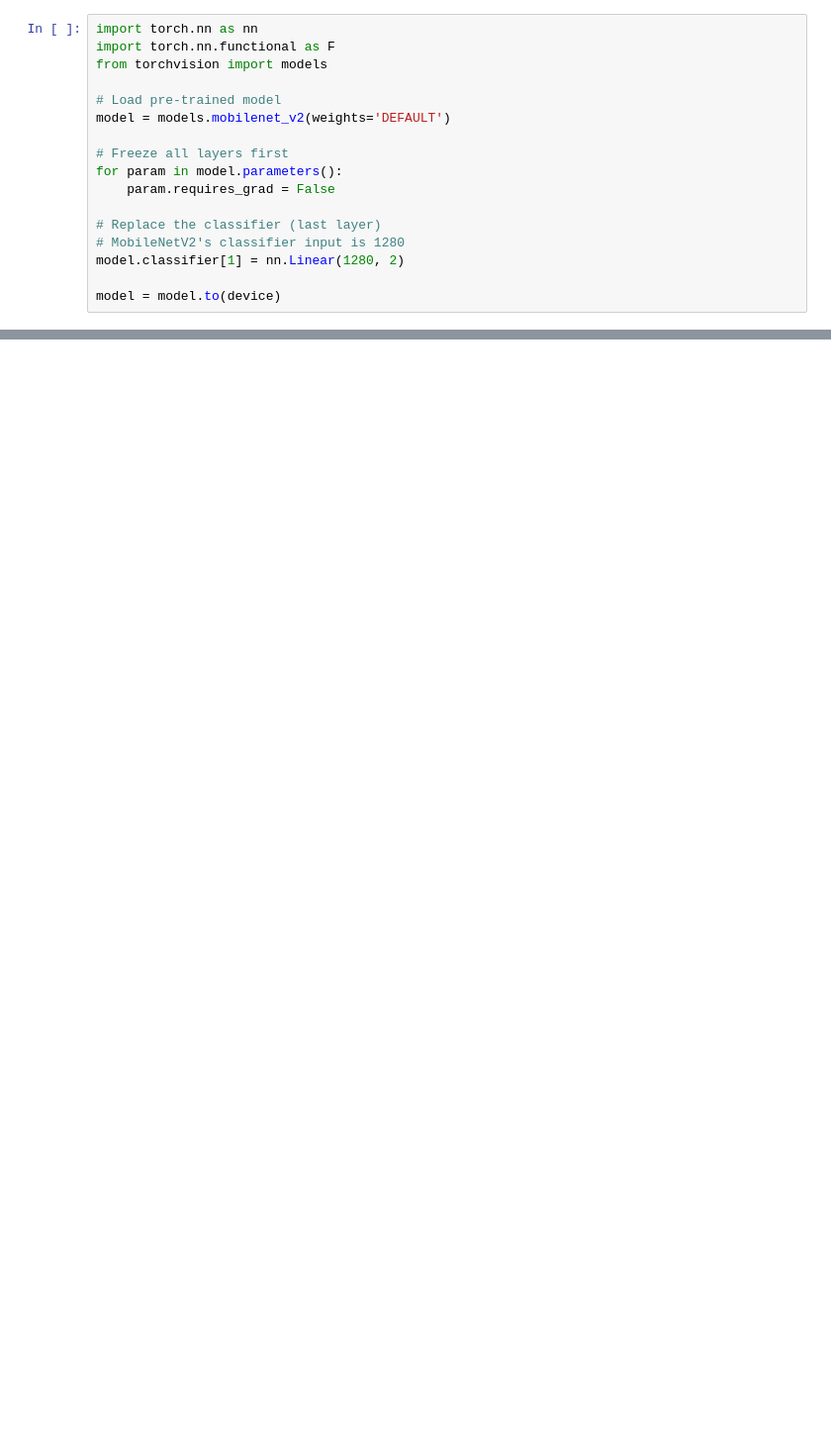
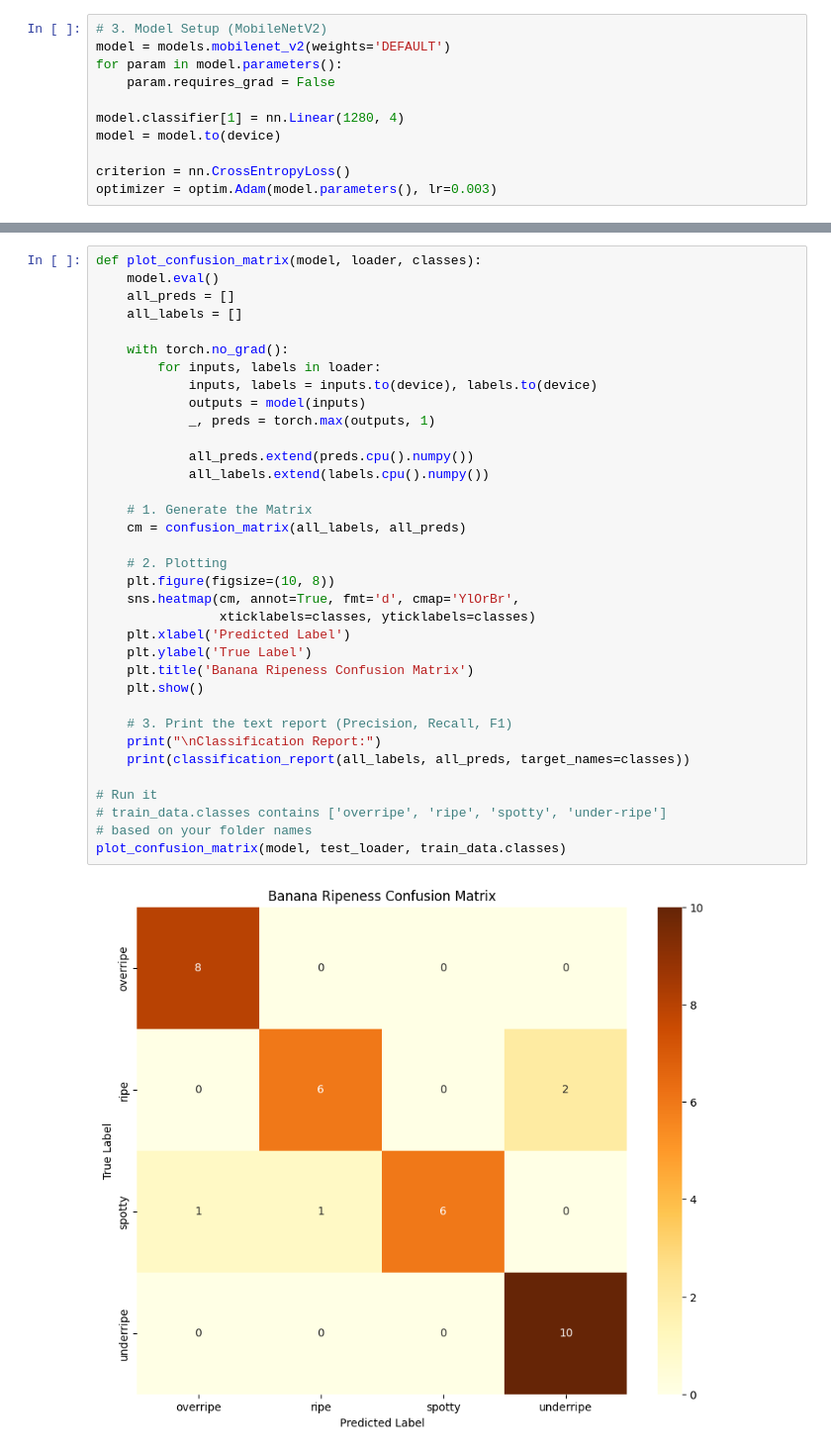
Before and after one commit to eliaskemppi/banana_project_backend, a Jupyter notebook: training/mobilenet.ipynb, the cells around one changed output, grey strips where cells are left out. Shown at 99% size. Drawn from its saved outputs; the diff is of its cells as text; blank space fills up the shorter version.

```diff
--- a/training/mobilenet.ipynb
+++ b/training/mobilenet.ipynb
@@ -24,17 +83,11 @@ device = torch.device("cuda" if torch.cuda.is_available() else "cpu")
 # %%
-import torch.nn as nn
-import torch.nn.functional as F
-from torchvision import models
-
-# Load pre-trained model
+# 3. Model Setup (MobileNetV2)
 model = models.mobilenet_v2(weights='DEFAULT')
-
-# Freeze all layers first
 for param in model.parameters():
     param.requires_grad = False
 
-# Replace the classifier (last layer)
-# MobileNetV2's classifier input is 1280
-model.classifier[1] = nn.Linear(1280, 2)
+model.classifier[1] = nn.Linear(1280, 4)
+model = model.to(device)
 
-model = model.to(device)
+criterion = nn.CrossEntropyLoss()
+optimizer = optim.Adam(model.parameters(), lr=0.003)
@@ -78,0 +187,37 @@ Epoch 10, Training Loss: 0.0639
+# %%
+def plot_confusion_matrix(model, loader, classes):
+    model.eval()
+    all_preds = []
+    all_labels = []
+
+    with torch.no_grad():
+        for inputs, labels in loader:
+            inputs, labels = inputs.to(device), labels.to(device)
+            outputs = model(inputs)
+            _, preds = torch.max(outputs, 1)
+
+            all_preds.extend(preds.cpu().numpy())
+            all_labels.extend(labels.cpu().numpy())
+
+    # 1. Generate the Matrix
+    cm = confusion_matrix(all_labels, all_preds)
+
+    # 2. Plotting
+    plt.figure(figsize=(10, 8))
+    sns.heatmap(cm, annot=True, fmt='d', cmap='YlOrBr',
+                xticklabels=classes, yticklabels=classes)
+    plt.xlabel('Predicted Label')
+    plt.ylabel('True Label')
+    plt.title('Banana Ripeness Confusion Matrix')
+    plt.show()
+
+    # 3. Print the text report (Precision, Recall, F1)
+    print("\nClassification Report:")
+    print(classification_report(all_labels, all_preds, target_names=classes))
+
+# Run it
+# train_data.classes contains ['overripe', 'ripe', 'spotty', 'under-ripe']
+# based on your folder names
+plot_confusion_matrix(model, test_loader, train_data.classes)
+# %% [output]
+[figure, added]
```
Also changed, not shown: parts of 9 cells of this notebook, 6 other files.
